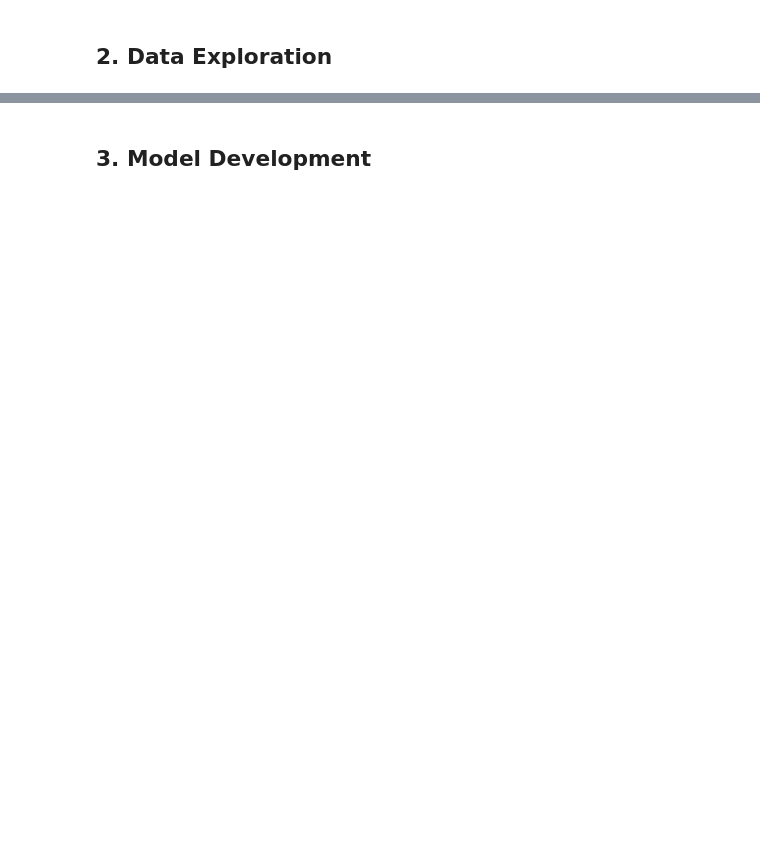
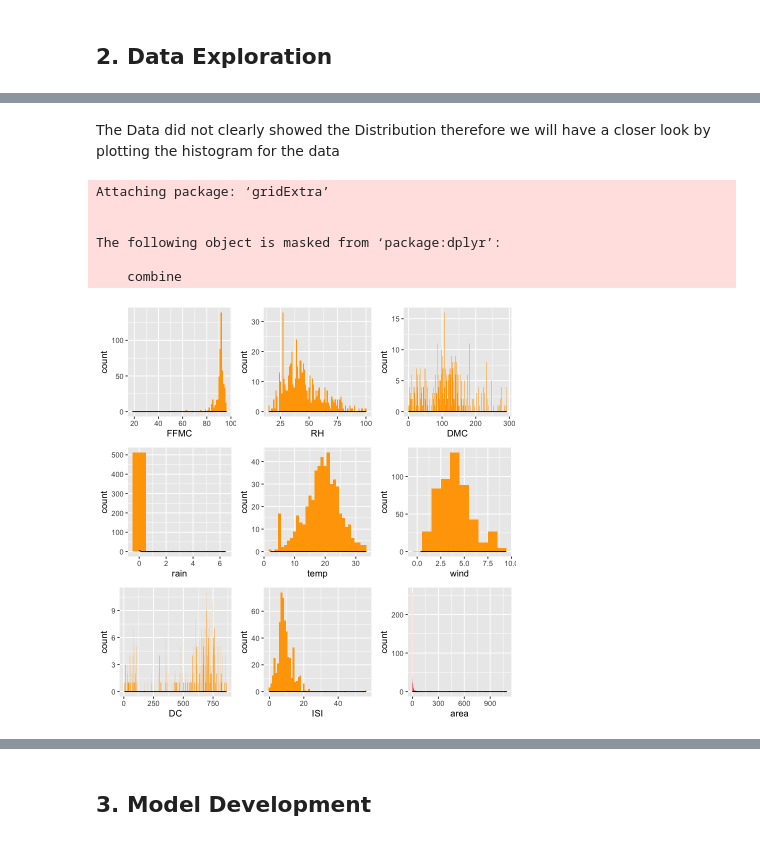
Before and after one commit to tvash/Spatial_Temporal_Analysis_BUSHFIRE_R, a Jupyter notebook: Spatial_Temporal_Analysis_BushFIRE_R.ipynb, the cells around one changed output, grey strips where cells are left out. Saved outputs shown, nothing was run; the diff lists cells and outputs as text; code cells hidden in the pictures; blank space fills up the shorter version.

```diff
--- a/Spatial_Temporal_Analysis_BushFIRE_R.ipynb
+++ b/Spatial_Temporal_Analysis_BushFIRE_R.ipynb
@@ -200,0 +250,52 @@ A matrix: 9 × 9 of type dbl
+# %% [markdown]
+The Data did not clearly showed the Distribution therefore we will have a closer look by plotting the histogram for the data
+# %%
+library(grid)
+library(lattice)
+library(gridExtra)
+
+ffmc <- ggplot(forestfires_data,aes(x=FFMC)) +
+    geom_histogram(binwidth = 1, fill="orange") +
+    geom_density(alpha=.2, fill="#FF6666")
+
+rh <- ggplot(forestfires_data,aes(x=RH)) +
+    geom_histogram(binwidth = 1, fill="orange") +
+    geom_density(alpha=.2, fill="#FF6666")
+
+dmc <- ggplot(forestfires_data,aes(x=DMC)) +
+    geom_histogram(binwidth = 1, fill="orange") +
+    geom_density(alpha=.2, fill="#FF6666")
+
+rain <- ggplot(forestfires_data,aes(x=rain)) +
+    geom_histogram(binwidth = 1, fill="orange") +
+    geom_density(alpha=.2, fill="#FF6666")
+
+temp <- ggplot(forestfires_data,aes(x=temp)) +
+    geom_histogram(binwidth = 1, fill="orange") +
+    geom_density(alpha=.2, fill="#FF6666")
+
+wind <- ggplot(forestfires_data,aes(x=wind)) +
+    geom_histogram(binwidth = 1, fill="orange") +
+    geom_density(alpha=.2, fill="#FF6666")
+
+dc <- ggplot(forestfires_data,aes(x=DC)) +
+    geom_histogram(binwidth = 1,fill="orange") +
+    geom_density(alpha=.2, fill="#FF6666")
+
+isi <- ggplot(forestfires_data,aes(x=ISI)) +
+    geom_histogram(binwidth = 1,fill="orange") +
+    geom_density(alpha=.2, fill="#FF6666")
+
+area <- ggplot(forestfires_data,aes(x=area)) +
+    geom_histogram(binwidth = 1, fill="red") +
+    geom_density(alpha=.2, fill="#FF6666")
+
+grid.arrange(ffmc, rh, dmc, rain, temp, wind, dc, isi, area, ncol = 3)
+# %% [output]
+Attaching package: ‘gridExtra’
+
+
+The following object is masked from ‘package:dplyr’:
+
+    combine
+[figure, added]
```
Also changed, not shown: parts of 100 cells of this notebook.
